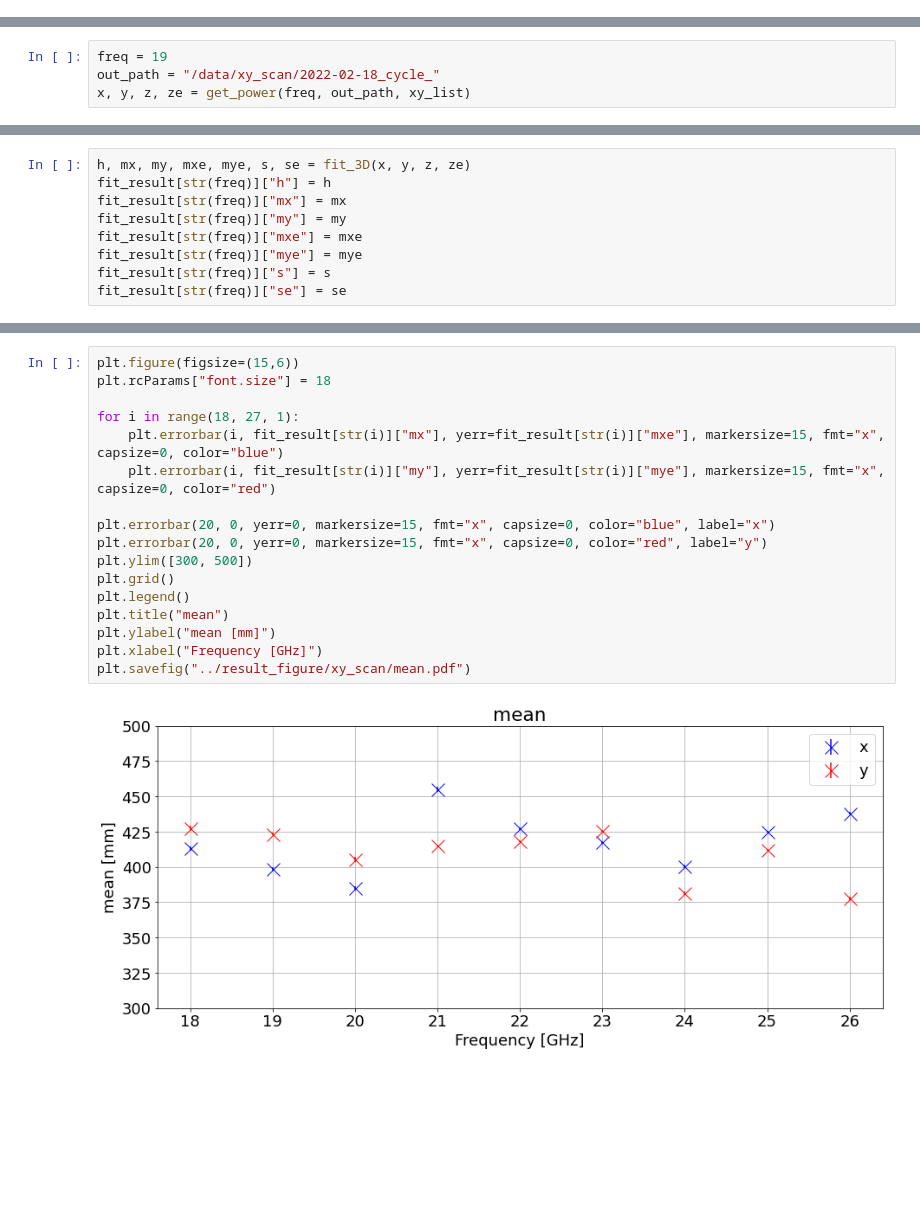
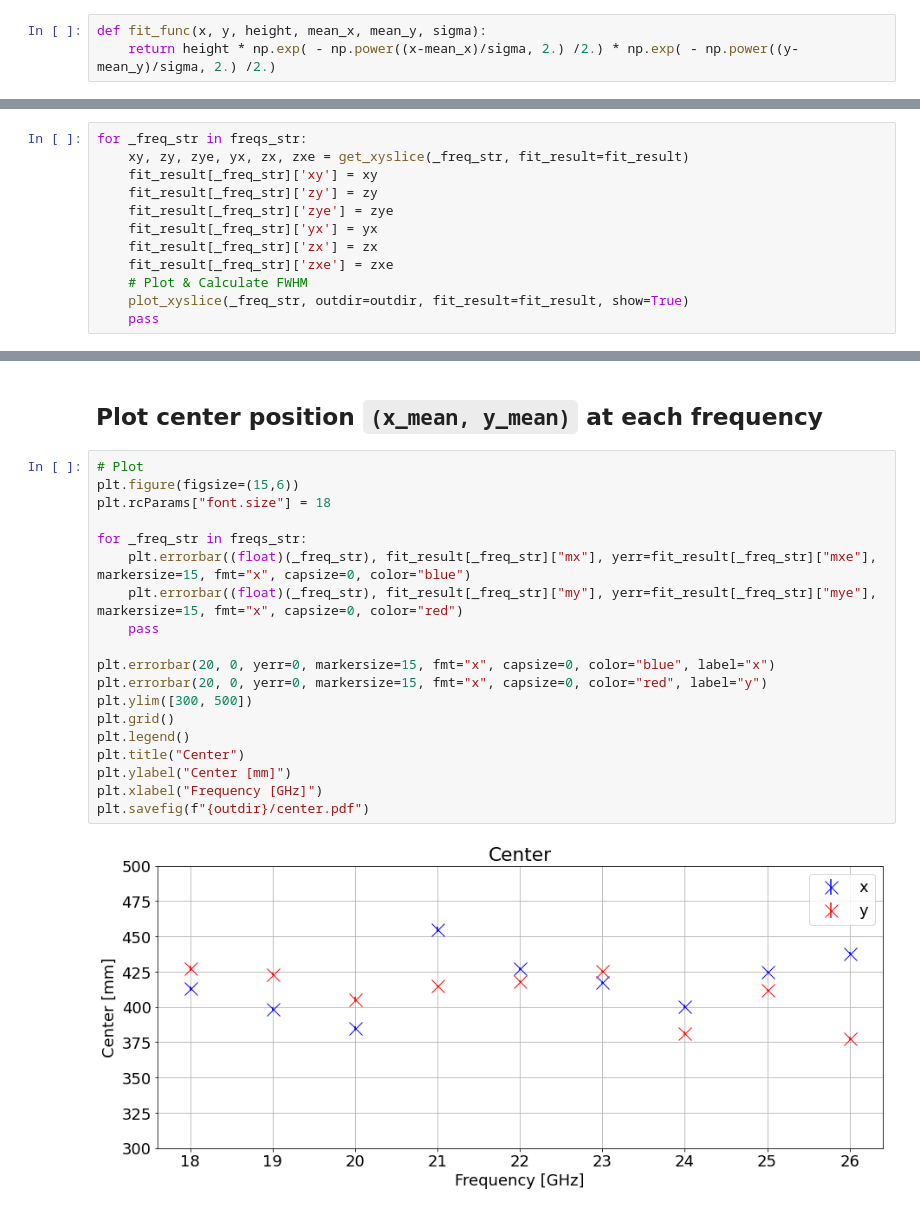
Before and after one commit to sadachi5/dosue-k, a Jupyter notebook: xy_scan.ipynb, the cells around one changed output, grey strips where cells are left out. Drawn from its saved outputs; the diff is of its cells as text; blank space fills up the shorter version.

```diff
--- a/xy_scan.ipynb
+++ b/xy_scan.ipynb
@@ -35 +138,4 @@ fit_result = {
+# %%
+def fit_func(x, y, height, mean_x, mean_y, sigma):
+    return height * np.exp( - np.power((x-mean_x)/sigma, 2.) /2.) * np.exp( - np.power((y-mean_y)/sigma, 2.) /2.)
 # %%
@@ -117,4 +287,0 @@ def get_power(freq, p, xy_list):
-# %%
-freq = 19
-out_path = "/data/xy_scan/2022-02-18_cycle_"
-x, y, z, ze = get_power(freq, out_path, xy_list)
@@ -139,9 +307,0 @@ NameError: name 'z' is not defined
-# %%
-h, mx, my, mxe, mye, s, se = fit_3D(x, y, z, ze)
-fit_result[str(freq)]["h"] = h
-fit_result[str(freq)]["mx"] = mx
-fit_result[str(freq)]["my"] = my
-fit_result[str(freq)]["mxe"] = mxe
-fit_result[str(freq)]["mye"] = mye
-fit_result[str(freq)]["s"] = s
-fit_result[str(freq)]["se"] = se
@@ -212,0 +503,12 @@ ax.legend()
+# %%
+for _freq_str in freqs_str:
+    xy, zy, zye, yx, zx, zxe = get_xyslice(_freq_str, fit_result=fit_result)
+    fit_result[_freq_str]['xy'] = xy
+    fit_result[_freq_str]['zy'] = zy
+    fit_result[_freq_str]['zye'] = zye
+    fit_result[_freq_str]['yx'] = yx
+    fit_result[_freq_str]['zx'] = zx
+    fit_result[_freq_str]['zxe'] = zxe
+    # Plot & Calculate FWHM
+    plot_xyslice(_freq_str, outdir=outdir, fit_result=fit_result, show=True)
+    pass
@@ -213,19 +605,23 @@ ax.legend()
+# %% [markdown]
+## Plot center position  `(x_mean, y_mean)` at each frequency
 # %%
+# Plot
 plt.figure(figsize=(15,6))
 plt.rcParams["font.size"] = 18
 
-for i in range(18, 27, 1):
-    plt.errorbar(i, fit_result[str(i)]["mx"], yerr=fit_result[str(i)]["mxe"], markersize=15, fmt="x", capsize=0, color="blue")
-    plt.errorbar(i, fit_result[str(i)]["my"], yerr=fit_result[str(i)]["mye"], markersize=15, fmt="x", capsize=0, color="red")
+for _freq_str in freqs_str:
+    plt.errorbar((float)(_freq_str), fit_result[_freq_str]["mx"], yerr=fit_result[_freq_str]["mxe"], markersize=15, fmt="x", capsize=0, color="blue")
+    plt.errorbar((float)(_freq_str), fit_result[_freq_str]["my"], yerr=fit_result[_freq_str]["mye"], markersize=15, fmt="x", capsize=0, color="red")
+    pass
 
 plt.errorbar(20, 0, yerr=0, markersize=15, fmt="x", capsize=0, color="blue", label="x")
 plt.errorbar(20, 0, yerr=0, markersize=15, fmt="x", capsize=0, color="red", label="y")
 plt.ylim([300, 500])
 plt.grid()
 plt.legend()
-plt.title("mean")
-plt.ylabel("mean [mm]")
+plt.title("Center")
+plt.ylabel("Center [mm]")
 plt.xlabel("Frequency [GHz]")
-plt.savefig("../result_figure/xy_scan/mean.pdf")
+plt.savefig(f"{outdir}/center.pdf")
 # %% [output]
-[figure, old version]
+[figure, new version]
```
Also changed, not shown: parts of 71 cells of this notebook, 10 other files.
